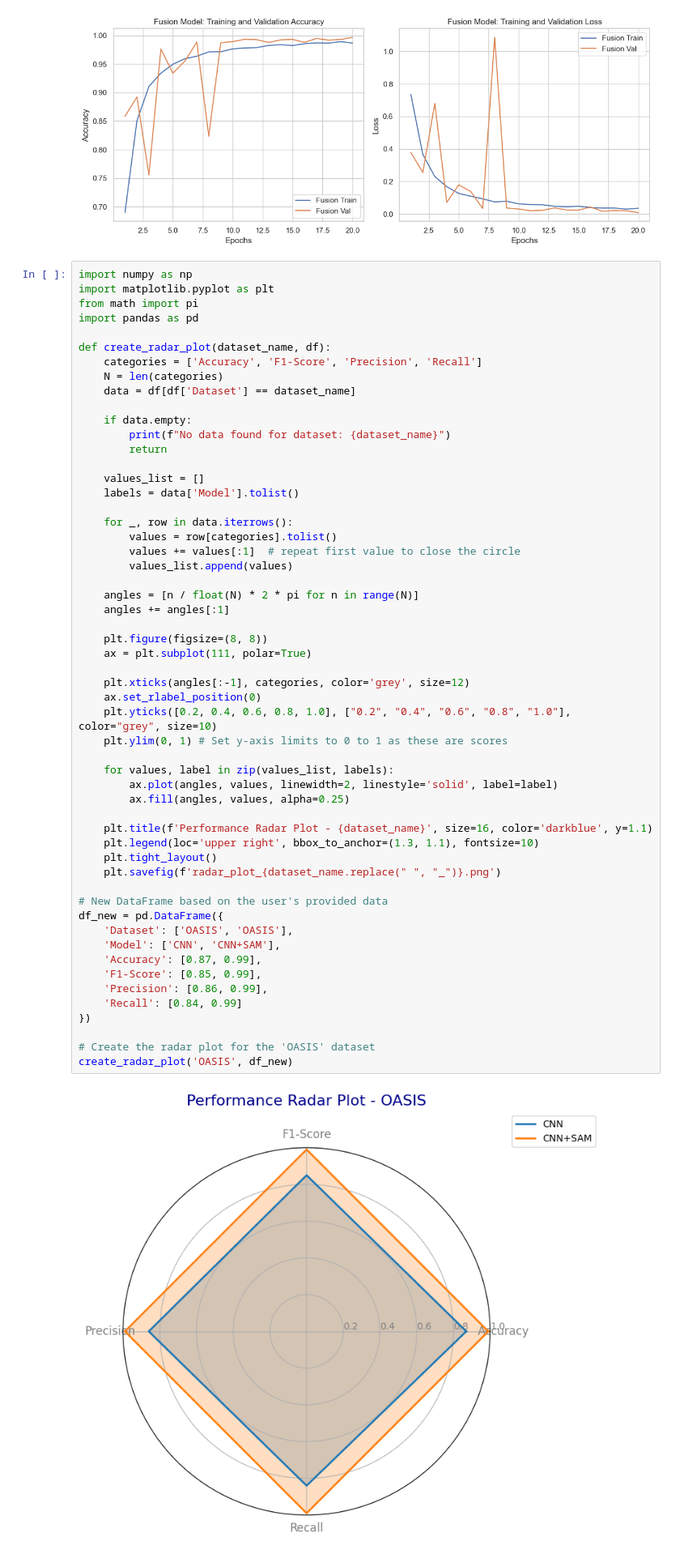
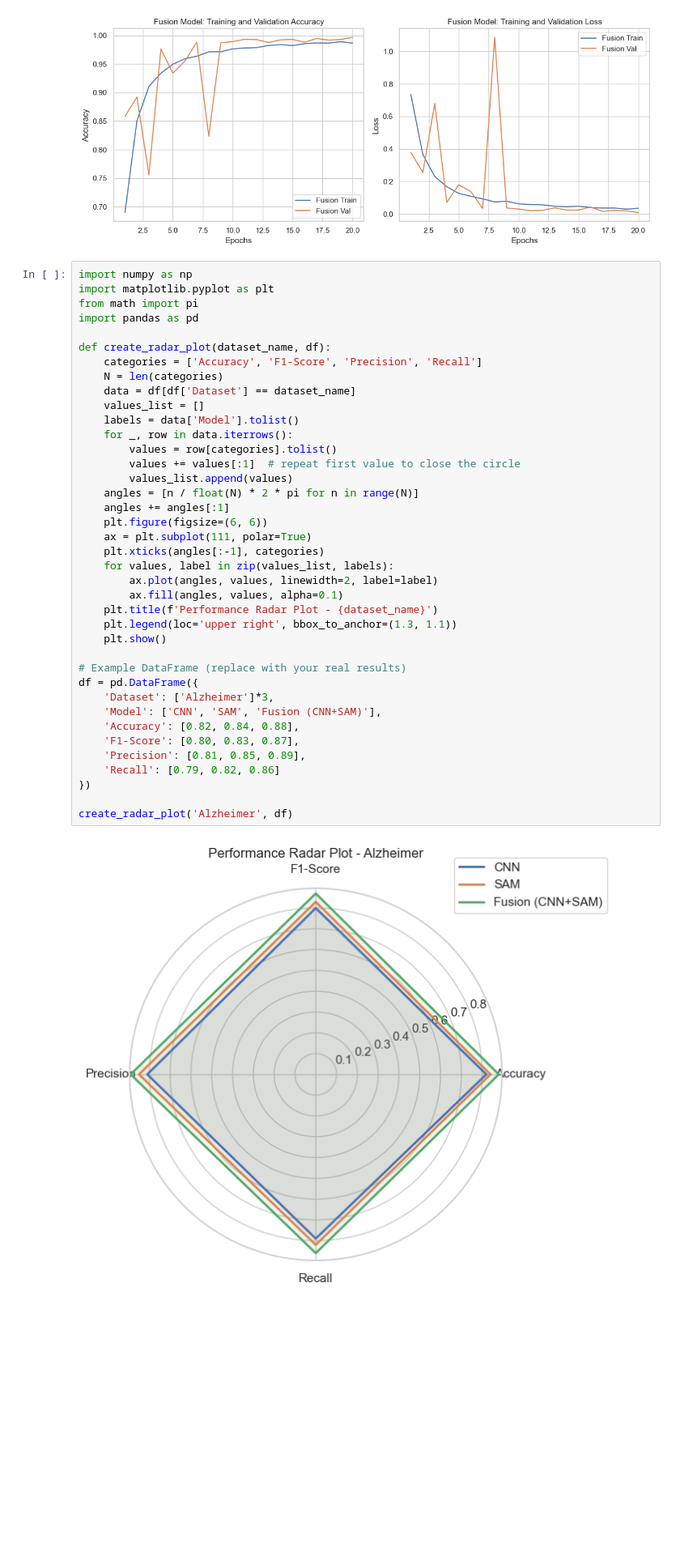
Before and after one commit to kazuma761/Alzheimers-Prediction-Using-Transformer-CNN, a Jupyter notebook: Oasis-CNN-SAM.ipynb, the cells around one changed output. Shown at 81% size. Saved outputs shown, nothing was run; the diff lists cells and outputs as text; blank space fills up the shorter version.

```diff
--- a/Oasis-CNN-SAM.ipynb
+++ b/Oasis-CNN-SAM.ipynb
@@ -361,60 +362,44 @@ plt.show()
 # %%
 import numpy as np
 import matplotlib.pyplot as plt
 from math import pi
 import pandas as pd
 
 def create_radar_plot(dataset_name, df):
     categories = ['Accuracy', 'F1-Score', 'Precision', 'Recall']
     N = len(categories)
     data = df[df['Dataset'] == dataset_name]
-
-    if data.empty:
-        print(f"No data found for dataset: {dataset_name}")
-        return
-
     values_list = []
     labels = data['Model'].tolist()
-
     for _, row in data.iterrows():
         values = row[categories].tolist()
         values += values[:1]  # repeat first value to close the circle
         values_list.append(values)
-
     angles = [n / float(N) * 2 * pi for n in range(N)]
     angles += angles[:1]
+    plt.figure(figsize=(6, 6))
+    ax = plt.subplot(111, polar=True)
+    plt.xticks(angles[:-1], categories)
+    for values, label in zip(values_list, labels):
+        ax.plot(angles, values, linewidth=2, label=label)
+        ax.fill(angles, values, alpha=0.1)
+    plt.title(f'Performance Radar Plot - {dataset_name}')
+    plt.legend(loc='upper right', bbox_to_anchor=(1.3, 1.1))
+    plt.show()
 
-    plt.figure(figsize=(8, 8))
-    ax = plt.subplot(111, polar=True)
-
-    plt.xticks(angles[:-1], categories, color='grey', size=12)
-    ax.set_rlabel_position(0)
-    plt.yticks([0.2, 0.4, 0.6, 0.8, 1.0], ["0.2", "0.4", "0.6", "0.8", "1.0"], color="grey", size=10)
-    plt.ylim(0, 1) # Set y-axis limits to 0 to 1 as these are scores
-
-    for values, label in zip(values_list, labels):
-        ax.plot(angles, values, linewidth=2, linestyle='solid', label=label)
-        ax.fill(angles, values, alpha=0.25)
-
-    plt.title(f'Performance Radar Plot - {dataset_name}', size=16, color='darkblue', y=1.1)
-    plt.legend(loc='upper right', bbox_to_anchor=(1.3, 1.1), fontsize=10)
-    plt.tight_layout()
-    plt.savefig(f'radar_plot_{dataset_name.replace(" ", "_")}.png')
-
-# New DataFrame based on the user's provided data
-df_new = pd.DataFrame({
-    'Dataset': ['OASIS', 'OASIS'],
-    'Model': ['CNN', 'CNN+SAM'],
-    'Accuracy': [0.87, 0.99],
-    'F1-Score': [0.85, 0.99],
-    'Precision': [0.86, 0.99],
-    'Recall': [0.84, 0.99]
+# Example DataFrame (replace with your real results)
+df = pd.DataFrame({
+    'Dataset': ['Alzheimer']*3,
+    'Model': ['CNN', 'SAM', 'Fusion (CNN+SAM)'],
+    'Accuracy': [0.82, 0.84, 0.88],
+    'F1-Score': [0.80, 0.83, 0.87],
+    'Precision': [0.81, 0.85, 0.89],
+    'Recall': [0.79, 0.82, 0.86]
 })
 
-# Create the radar plot for the 'OASIS' dataset
-create_radar_plot('OASIS', df_new)
+create_radar_plot('Alzheimer', df)
 # %% [output]
-[figure, old version]
+[figure, new version]
 # %%
 import pandas as pd
 import matplotlib.pyplot as plt
```
Also changed, not shown: parts of 4 cells of this notebook, 2 other files.
